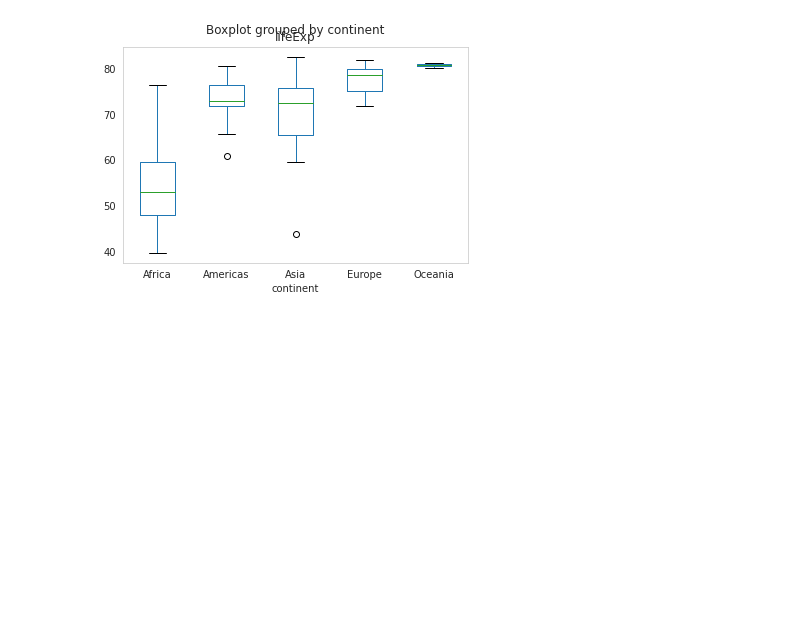
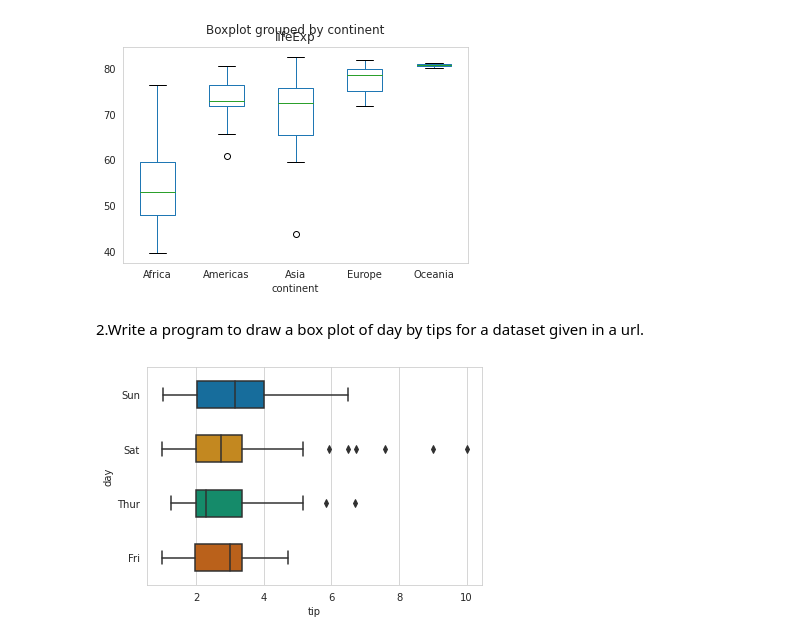
Before and after one commit to shaikhfarzana/Python-Libraries, a Jupyter notebook: Seaborn_Problems/Seaborn_Scatterplot/Seaborn_Scatterplot.ipynb, the cells around one changed output. Saved outputs shown, nothing was run; the diff lists cells and outputs as text; code cells hidden in the pictures; blank space fills up the shorter version.

Commit message:
[Farzana] Refactor: Python program to draw a box plot of day by tips for a dataset given in a url.

```diff
--- a/Seaborn_Problems/Seaborn_Scatterplot/Seaborn_Scatterplot.ipynb
+++ b/Seaborn_Problems/Seaborn_Scatterplot/Seaborn_Scatterplot.ipynb
@@ -199,3 +199,31 @@ if __name__ == "__main__":
 # %% [output]
 [figure]
 [figure]
+# %% [markdown]
+2.Write a program to draw a box plot of day by tips for a dataset given in a url.
+# %%
+from matplotlib import pyplot as plt
+import pandas as pd
+import seaborn as sns
+
+def draw_box_plot():
+    """
+       Description:
+          Function is used to draw a box plot for a given dataset.
+       Parameter:
+          No parameter required.
+       Return:
+          Returns nothing.
+    """
+sns.set_style('whitegrid')
+
+# Import Data
+tips_dataset = pd.read_csv('tips.csv')
+bplot = sns.boxplot(x='tip', y='day', data=tips_dataset, width=0.5, palette="colorblind")
+
+plt.show()
+
+if __name__ == "__main__":
+    draw_box_plot()
+# %% [output]
+[figure, added]
```
